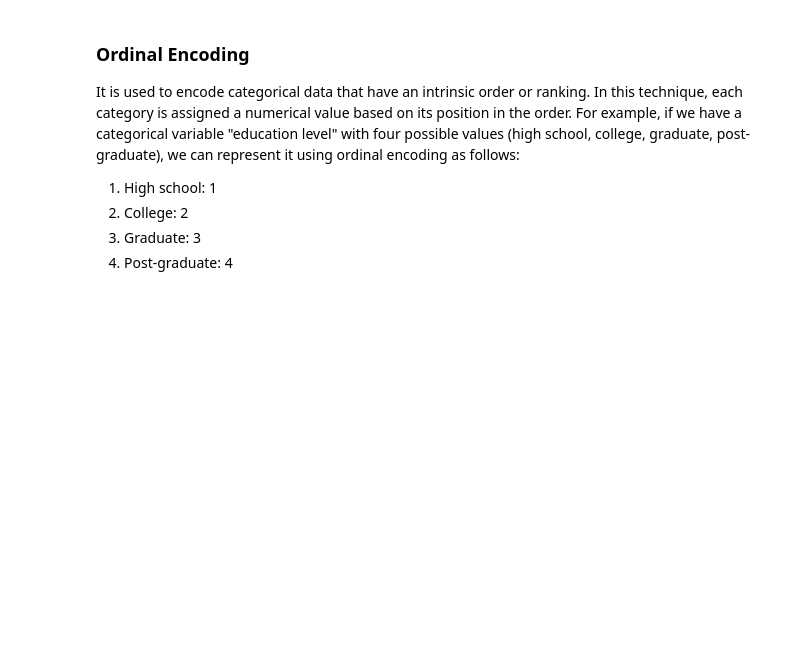
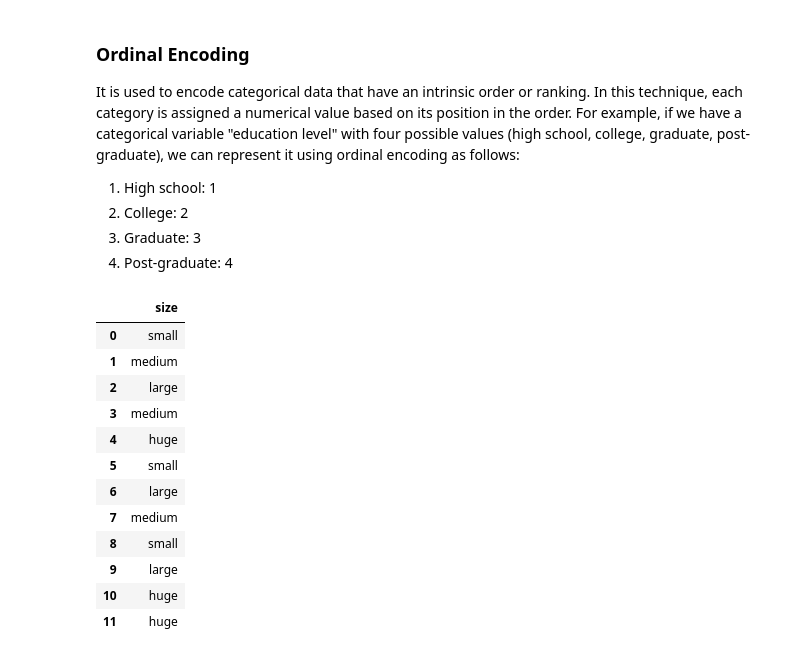
Before and after one commit to ShouravRakshit/Data-Learning, a Jupyter notebook: data_analysis/Feature-Engineering/one-hot-encoding.ipynb, the cells around one changed output. Cells and saved outputs as stored; diff of their text form; code cells hidden in the pictures; blank space fills up the shorter version.

```diff
--- a/data_analysis/Feature-Engineering/one-hot-encoding.ipynb
+++ b/data_analysis/Feature-Engineering/one-hot-encoding.ipynb
@@ -159,0 +162,20 @@ It is used to encode categorical data that have an intrinsic order or ranking. I
+# %%
+df = pd.DataFrame({
+    'size': ['small', 'medium', 'large', 'medium', 'huge', 'small', 'large', 'medium', 'small', 'large', 'huge', 'huge'],
+})
+# %%
+df
+# %% [output]
+|  | size |
+| 0 | small |
+| 1 | medium |
+| 2 | large |
+| 3 | medium |
+| 4 | huge |
+| 5 | small |
+| 6 | large |
+| 7 | medium |
+| 8 | small |
+| 9 | large |
+| 10 | huge |
+| 11 | huge |
```
Also changed, not shown: parts of 5 cells of this notebook.
